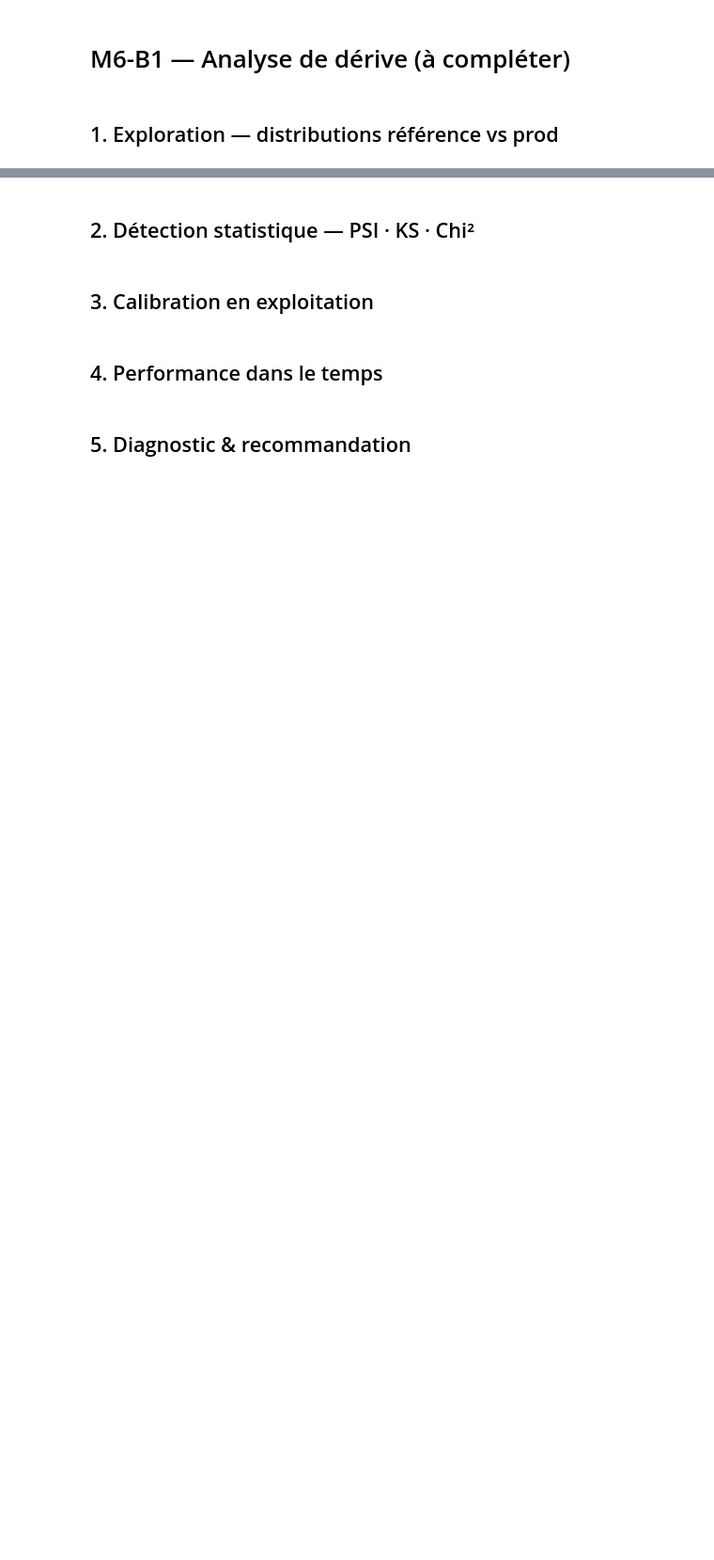
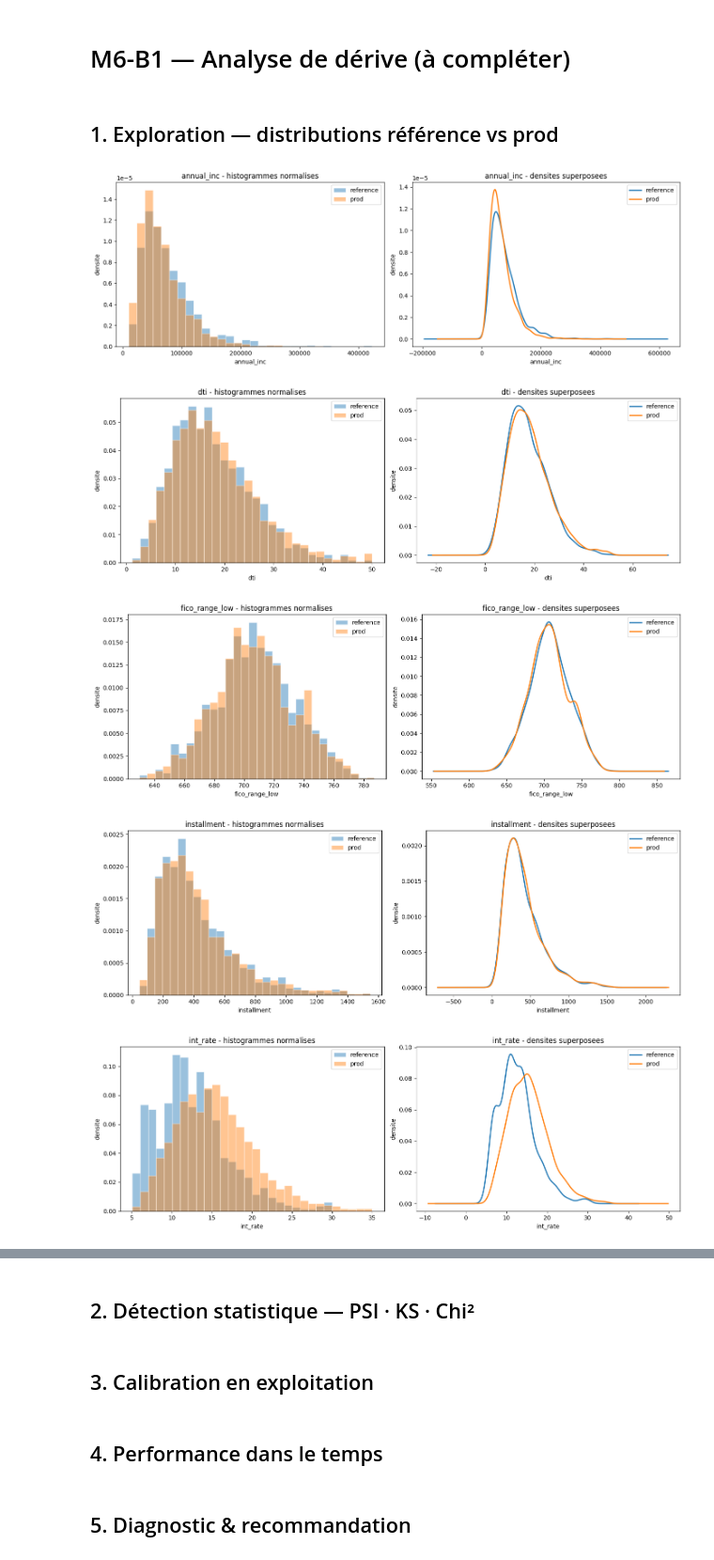
Before and after one commit to ddedomeni-j/M6-B1-pyrenex-drift-Romain-JulienD, a Jupyter notebook: notebooks/M6-B1_pyrenex-drift-Romain-JulienD.ipynb, the cells around one changed output, grey strips where cells are left out. Shown at 94% size. Drawn from its saved outputs; the diff is of its cells as text; code cells hidden in the pictures; blank space fills up the shorter version.

```diff
--- a/notebooks/M6-B1_pyrenex-drift-Romain-JulienD.ipynb
+++ b/notebooks/M6-B1_pyrenex-drift-Romain-JulienD.ipynb
@@ -12,2 +11,10 @@ DATA_DIR = Path('../data')
+# %%
+REFERENCE_PATH = Path("../data/reference_set.csv")
+PROD_PATH = Path("../data/prod_3months.csv")
+OUTPUT_DIR = Path("../reports/reference_vs_prod_density")
+
+MIN_UNIQUE_FOR_KDE = 10
+HIST_BINS = 30
+RANDOM_STATE = 42
 # %% [markdown]
 ## 1. Exploration — distributions référence vs prod
@@ -15,0 +214,24 @@ DATA_DIR = Path('../data')
+# %%
+paths = ensure_output_dirs(OUTPUT_DIR)
+reference, prod = load_datasets(REFERENCE_PATH, PROD_PATH)
+
+numeric_cols = get_numeric_columns(reference, prod)
+continuous_cols, discrete_cols = split_continuous_and_discrete(reference, prod, numeric_cols)
+
+continuous_results = []
+for col in continuous_cols:
+    continuous_results.append(
+        plot_continuous_density(reference, prod, col, paths["continuous"])
+    )
+
+discrete_results = []
+for col in discrete_cols:
+    discrete_results.append(
+        plot_discrete_comparison(reference, prod, col, paths["discrete"])
+    )
+# %% [output]
+[figure, added]
+[figure, added]
+[figure, added]
+[figure, added]
+[figure, added]
```
Also changed, not shown: parts of 10 cells of this notebook.
